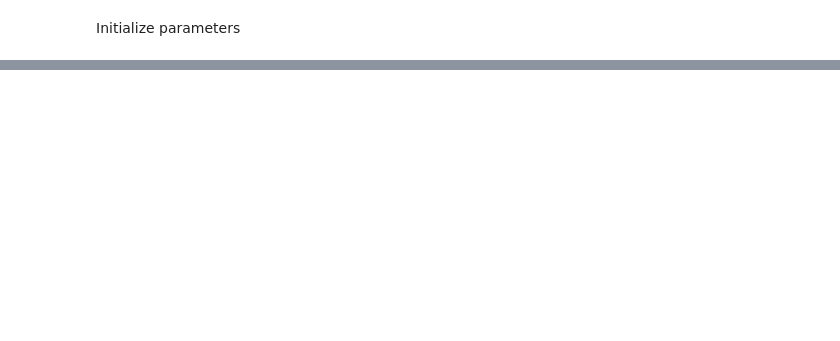
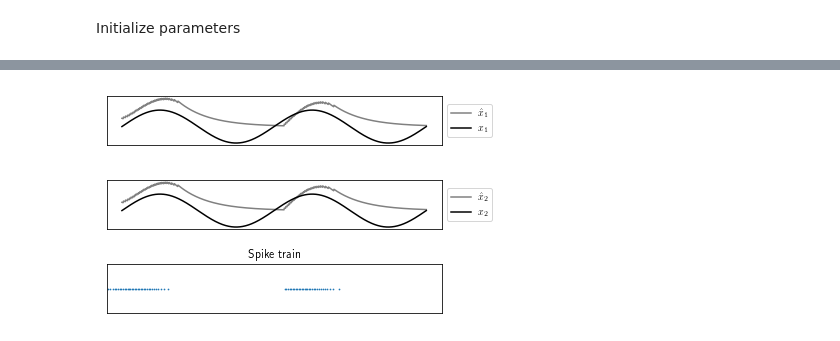
Before and after one commit to ABra1993/LisbonLab, a Jupyter notebook: CSM_2dim.ipynb, the cells around one changed output, grey strips where cells are left out. Cells and saved outputs as stored; diff of their text form; code cells hidden in the pictures; blank space fills up the shorter version.

```diff
--- a/CSM_2dim.ipynb
+++ b/CSM_2dim.ipynb
@@ -109,0 +132,24 @@ print(t_spike)
+# %%
+def initialize_params_N(N, d, iterations, dt, weight_x1, weight_x2):
+
+    # timesteps
+    t = np.arange(0, iterations) * dt
+
+    # voltage
+    voltage = np.zeros((N, iterations))
+
+    # input estimate
+    x_est = np.ones((d, iterations)) * 0.5
+
+    # spike train
+    o = np.zeros((N, iterations))
+
+    # decoding weights
+    D = np.zeros(d)
+    D[0] = weight_x1
+    D[1] = weight_x2
+
+    # threshold
+    T = np.dot(D, D) / 2
+
+    return (t, voltage, x_est, o, D, T)
@@ -109,0 +229,15 @@ print(t_spike)
+# %%
+N = 2
+d = 2
+iterations = 1000
+dt = 0.01
+weight_x1 = 0.1
+weight_x2 = 0.1
+cycles = 3
+
+t, voltage, x_est, o, D, T = initialize_params_N(N, d, iterations, dt, weight_x1, weight_x2)
+c, x = TVS_N(cycles)
+run_N()
+plot_N()
+# %% [output]
+[figure, added]
```
Also changed, not shown: parts of 19 cells of this notebook, 2 other files.
